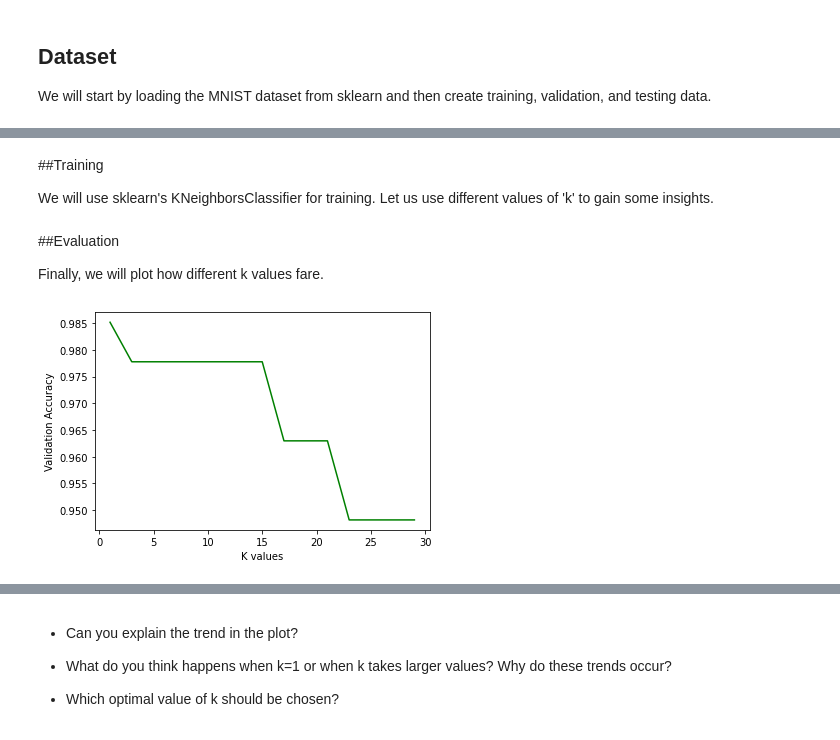
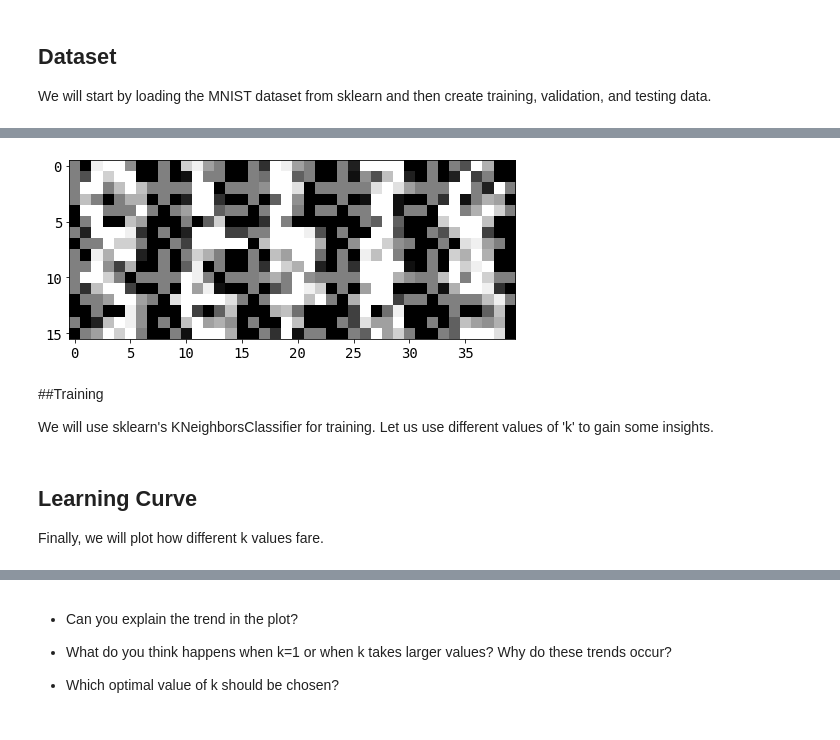
Before and after one commit to tynguyen/ML_ipython_worksheets, a Jupyter notebook: K_Nearest_Neighbors.ipynb, the cells around one changed output, grey strips where cells are left out. Drawn from its saved outputs; the diff is of its cells as text; code cells hidden in the pictures.

```diff
--- a/K_Nearest_Neighbors.ipynb
+++ b/K_Nearest_Neighbors.ipynb
@@ -57,3 +140,19 @@ testing data points: 450
+# %%
+def gallery(array, ncols=5):
+    nindex, height, width = array.shape
+    nrows = nindex//ncols
+    assert nindex == nrows*ncols
+    # want result.shape = (height*nrows, width*ncols)
+    result = (array.reshape(nrows, ncols, height, width)
+              .swapaxes(1,2)
+              .reshape(height*nrows, width*ncols))
+    return result
+result = gallery(imgs_list)
+plt.figure(figsize=(8,4))
+plt.imshow(result, cmap='gray')
+plt.show()
+# %% [output]
+[figure, added]
 # %% [markdown]
 ##Training
 
@@ -74,11 +176,4 @@ for k in range(1, 30, 2):
 # %% [markdown]
-##Evaluation
+## Learning Curve
 
 Finally, we will plot how different k values fare.
-# %%
-plt.plot(k_values, accuracies, color='g')
-plt.xlabel("K values")
-plt.ylabel("Validation Accuracy")
-plt.show()
-# %% [output]
-[figure, removed]
```
Also changed, not shown: parts of 18 cells of this notebook.
